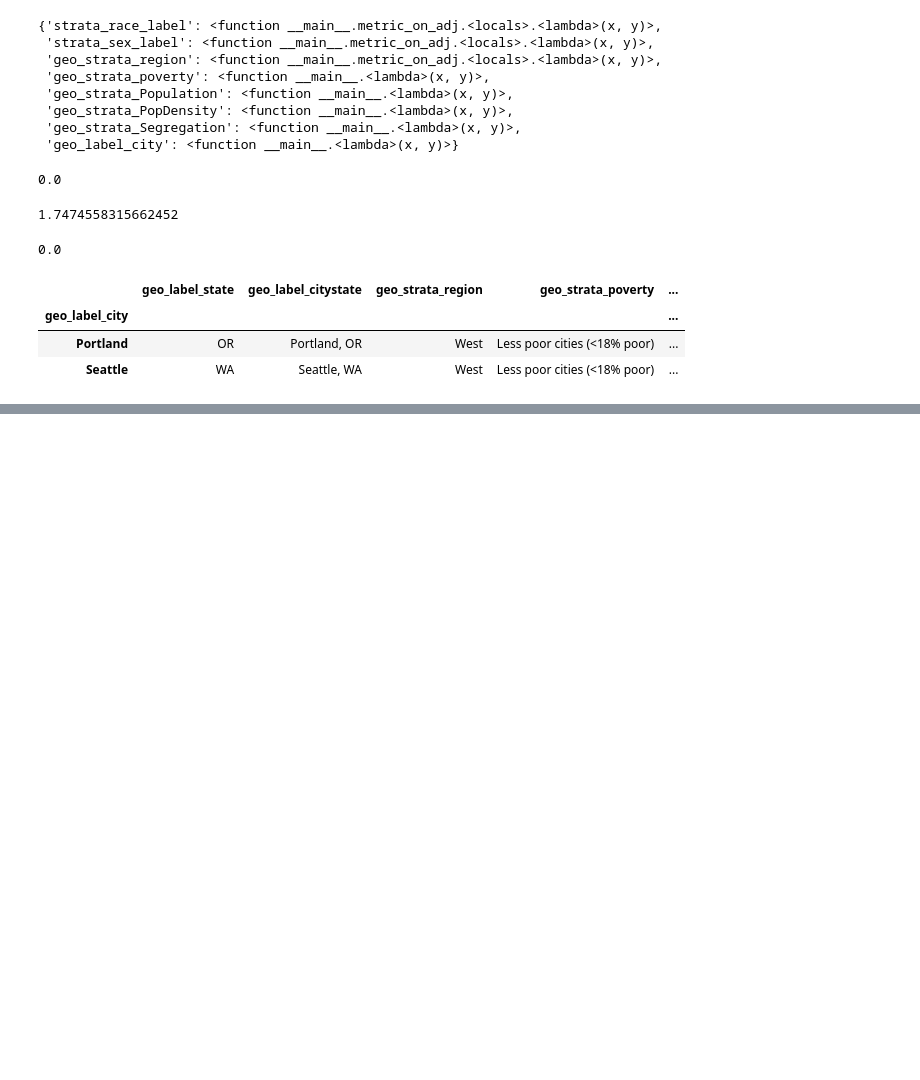
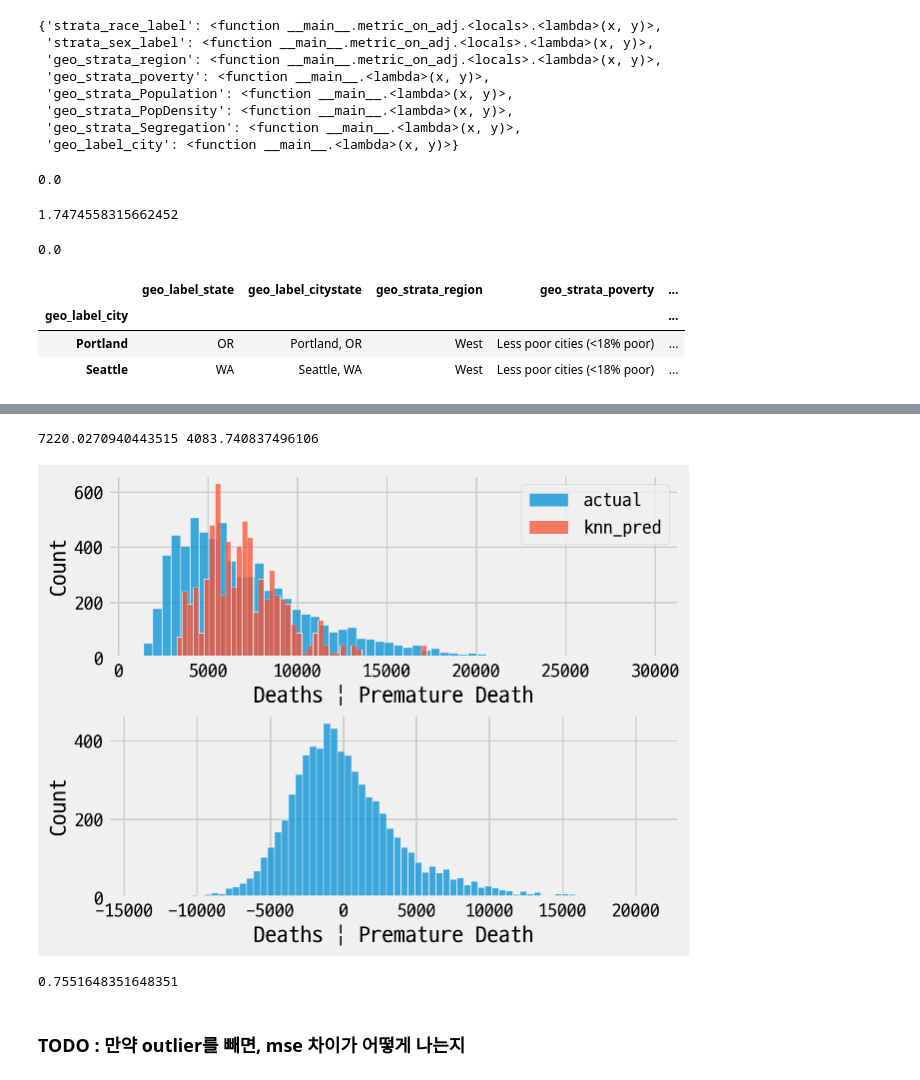
Before and after one commit to WASSUP-AIModel-3rd-Project1/Project-1, a Jupyter notebook: 240620_how_to_fill_missing.ipynb, the cells around one changed output, grey strips where cells are left out. Cells and saved outputs as stored; diff of their text form; code cells hidden in the pictures; blank space fills up the shorter version.

```diff
--- a/240620_how_to_fill_missing.ipynb
+++ b/240620_how_to_fill_missing.ipynb
@@ -579,0 +723,17 @@ df_geo_info.loc[['Portland','Seattle']]
+# %%
+fig,axes = plt.subplots(2,1)
+sns.histplot(y,label='actual',ax=axes[0])
+sns.histplot(y_pred,label='knn_pred',ax=axes[0])
+sns.histplot(y-y_pred,ax=axes[1])
+axes[0].legend()
+
+print(y.mean(),y.std())
+# %% [output]
+7220.0270940443515 4083.740837496106
+[figure, added]
+# %%
+print(np.mean(abs(y-y_pred)<y.std()))
+# %% [output]
+0.7551648351648351
+# %% [markdown]
+### TODO : 만약 outlier를 빼면, mse 차이가 어떻게 나는지
```
Also changed, not shown: parts of 22 cells of this notebook.
